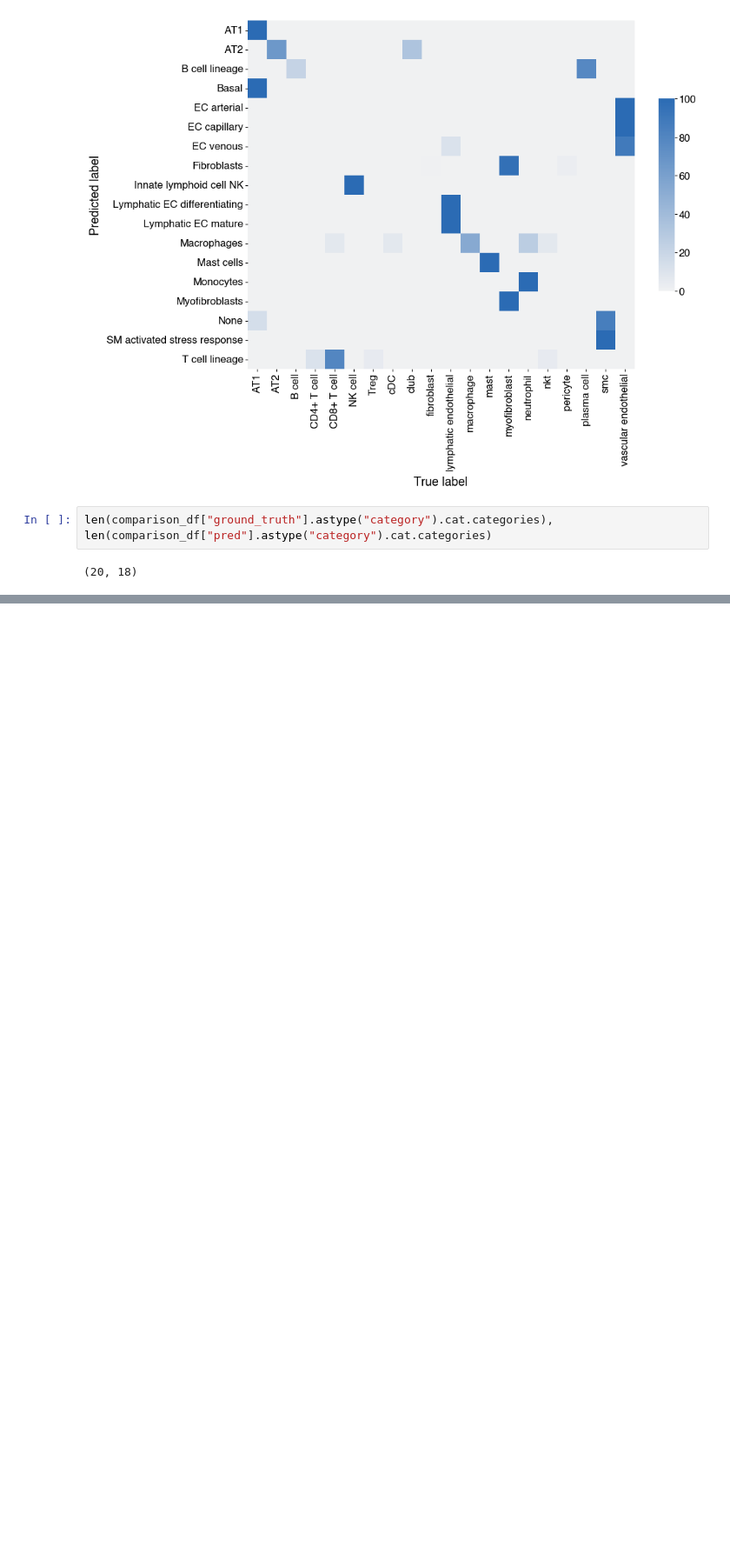
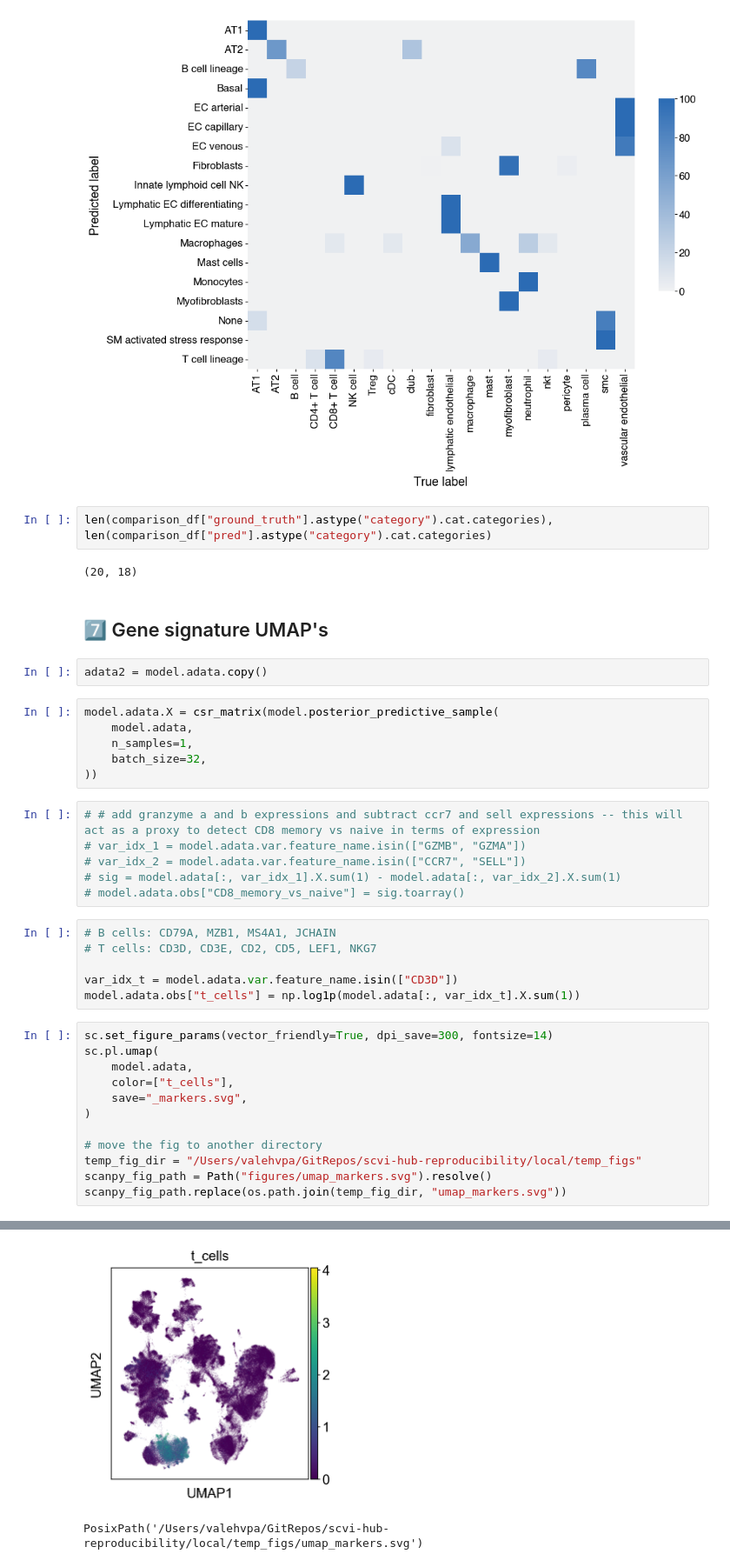
Before and after one commit to YosefLab/scvi-hub-reproducibility, a Jupyter notebook: analytics_query_ref_v2.ipynb, the cells around one changed output, grey strips where cells are left out. Shown at 87% size. Saved outputs shown, nothing was run; the diff lists cells and outputs as text; blank space fills up the shorter version.

```diff
--- a/analytics_query_ref_v2.ipynb
+++ b/analytics_query_ref_v2.ipynb
@@ -943,3 +940,38 @@ plt.savefig(fig_path, dpi=300, bbox_inches="tight")
 len(comparison_df["ground_truth"].astype("category").cat.categories), len(comparison_df["pred"].astype("category").cat.categories)
 # %% [output]
 (20, 18)
+# %% [markdown]
+## 7️⃣ Gene signature UMAP's
+# %%
+adata2 = model.adata.copy()
+# %%
+model.adata.X = csr_matrix(model.posterior_predictive_sample(
+    model.adata,
+    n_samples=1,
+    batch_size=32,
+))
+# %%
+# # add granzyme a and b expressions and subtract ccr7 and sell expressions -- this will act as a proxy to detect CD8 memory vs naive in terms of expression
+# var_idx_1 = model.adata.var.feature_name.isin(["GZMB", "GZMA"])
+# var_idx_2 = model.adata.var.feature_name.isin(["CCR7", "SELL"])
+# sig = model.adata[:, var_idx_1].X.sum(1) - model.adata[:, var_idx_2].X.sum(1)
+# model.adata.obs["CD8_memory_vs_naive"] = sig.toarray()
+# %%
+# B cells: CD79A, MZB1, MS4A1, JCHAIN
+# T cells: CD3D, CD3E, CD2, CD5, LEF1, NKG7
+
+var_idx_t = model.adata.var.feature_name.isin(["CD3D"])
+model.adata.obs["t_cells"] = np.log1p(model.adata[:, var_idx_t].X.sum(1))
+# %%
+sc.set_figure_params(vector_friendly=True, dpi_save=300, fontsize=14)
+sc.pl.umap(
+    model.adata,
+    color=["t_cells"],
+    save="_markers.svg",
+)
+
+# move the fig to another directory
+temp_fig_dir = "/Users/valehvpa/GitRepos/scvi-hub-reproducibility/local/temp_figs"
+scanpy_fig_path = Path("figures/umap_markers.svg").resolve()
+scanpy_fig_path.replace(os.path.join(temp_fig_dir, "umap_markers.svg"))
+# %% [output]
@@ -945,0 +979,2 @@ len(comparison_df["ground_truth"].astype("category").cat.categories), len(compar
+[figure, added]
+PosixPath('/Users/valehvpa/GitRepos/scvi-hub-reproducibility/local/temp_figs/umap_markers.svg')
```
Also changed, not shown: parts of 10 cells of this notebook, 4 other files.
